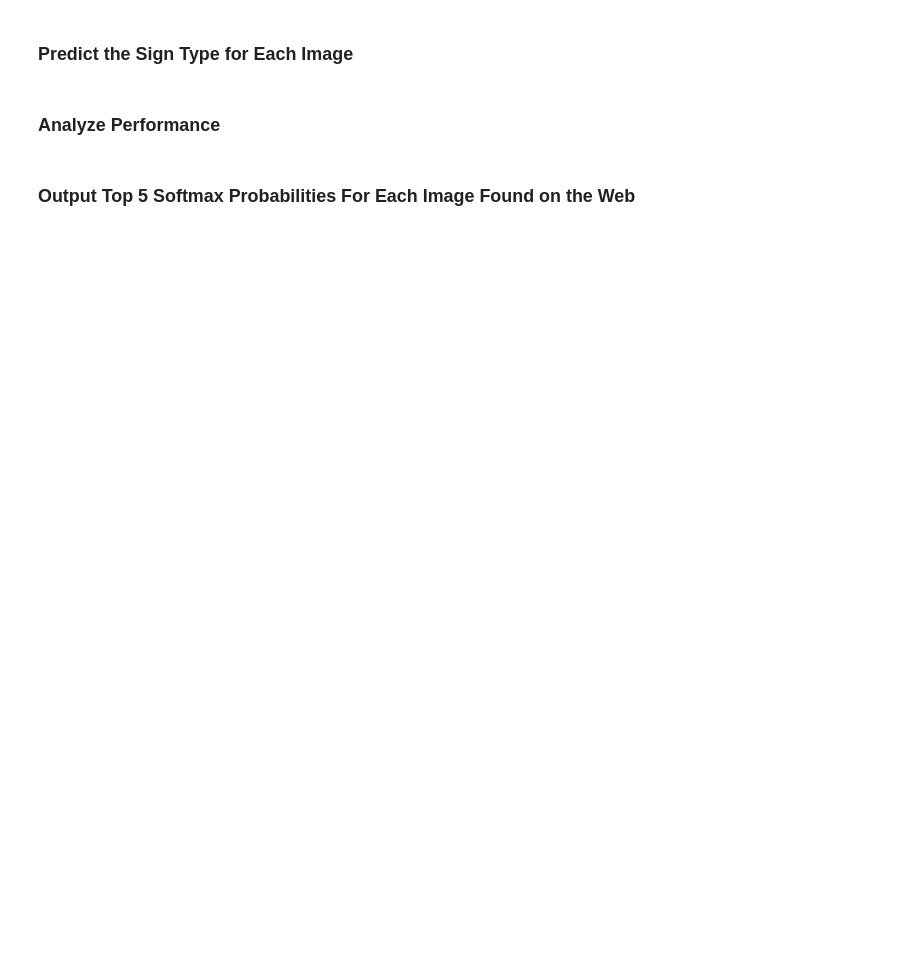
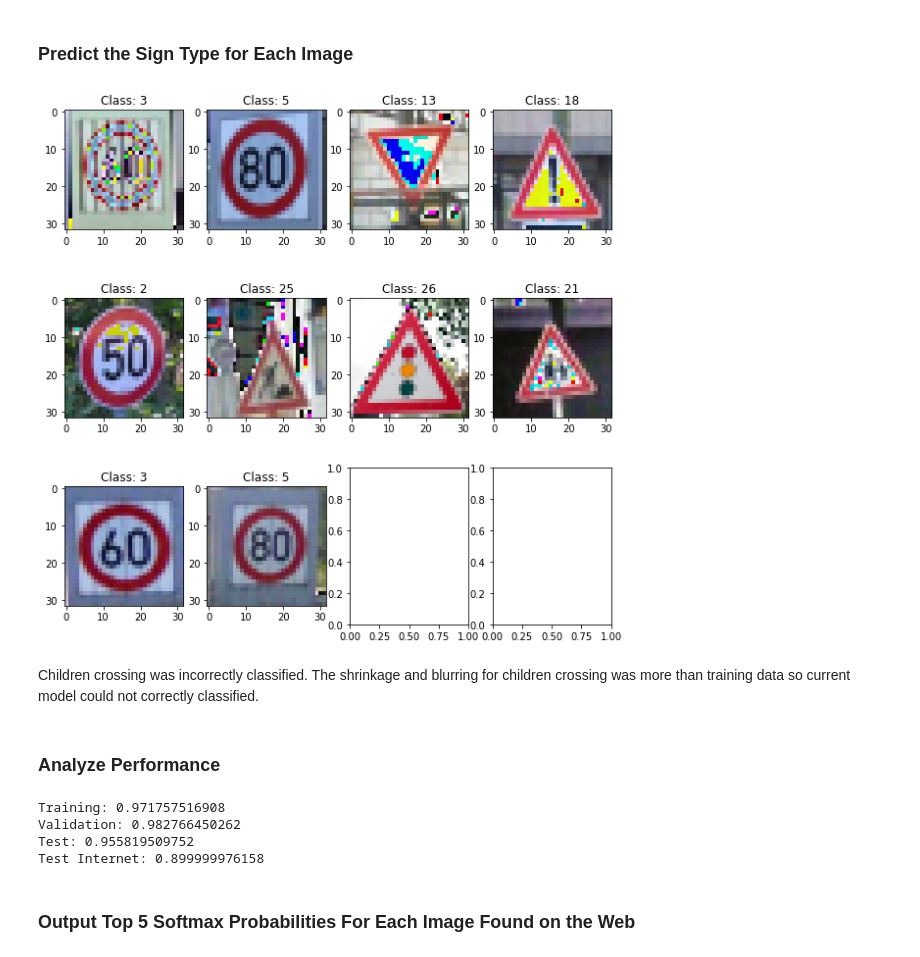
Before and after one commit to ahnguyen09/Car-ND-Projects, a Jupyter notebook: CarND-Traffic-Sign-Classifier-Project/Traffic_Sign_Classifier.ipynb, the cells around one changed output. Saved outputs shown, nothing was run; the diff lists cells and outputs as text; code cells hidden in the pictures; blank space fills up the shorter version.

```diff
--- a/CarND-Traffic-Sign-Classifier-Project/Traffic_Sign_Classifier.ipynb
+++ b/CarND-Traffic-Sign-Classifier-Project/Traffic_Sign_Classifier.ipynb
@@ -976,9 +923,7 @@ Best Batch: 512
 # %%
-
+# Print result of best saved model
 with tf.Session() as sess:
-    # For sure dropout was 0.9
-    new_saver = tf.train.import_meta_graph('inception.meta')
-    new_saver.restore(sess, './inception')
+    saver.restore(sess, tf.train.latest_checkpoint('.'))
     print("Training:",evaluate(X_train_mod, y_train_mod, 1.0))
     print("Validation:",evaluate(X_valid_norm, y_valid, 1.0))
     print("Test:",evaluate(X_test_norm, y_test, 1.0))
@@ -990,11 +933,0 @@ Caused by op 'Variable/read', defined at:
-# %%
-
-with tf.Session() as sess:
-    # For sure dropout was 0.9
-
-    new_saver = tf.train.import_meta_graph('inception.meta')
-    new_saver.restore(sess, tf.train.latest_checkpoint('./'))
-    #new_saver.restore(sess, tf.train.latest_checkpoint('.'))
-    print("Training:",evaluate(X_train_mod, y_train_mod, 1.0))
-    print("Validation:",evaluate(X_valid_norm, y_valid, 1.0))
-    print("Test:",evaluate(X_test_norm, y_test, 1.0))
@@ -1086,2 +993,18 @@ NotFoundError: Key beta1_power_1 not found in checkpoint
+# %%
+with tf.Session() as sess:
+    saver.restore(sess, tf.train.latest_checkpoint('.'))
+    fig, axmx = plt.subplots(3, 4)
+    fig.set_size_inches(10,10)
+
+    for i in range(len(y_test_net)):
+        y = math.floor(i/4)
+        x = i%4
+        c = sess.run(tf.argmax(logits, 1),feed_dict={X: [X_test_net_norm[i]], p_keep_prob: 1.0})[0]
+        axmx[y,x].imshow(X_test_net_norm[i])
+        axmx[y,x].set_title('Class: '+str(c))
+# %% [output]
+[figure, added]
+# %% [markdown]
+Children crossing was incorrectly classified. The shrinkage and blurring for children crossing was more than training data so current model could not correctly classified.
 # %% [markdown]
 ### Analyze Performance
@@ -1091,2 +1011,16 @@ NotFoundError: Key beta1_power_1 not found in checkpoint
+# %%
+# 10 Images from internet
+with tf.Session() as sess:
+    # Load best model and evaluate on iamges from internet
+    saver.restore(sess, tf.train.latest_checkpoint('.'))
+    print("Training:",evaluate(X_train_mod, y_train_mod, 1.0))
+    print("Validation:",evaluate(X_valid_norm, y_valid, 1.0))
+    print("Test:",evaluate(X_test_norm, y_test, 1.0))
+    print("Test Internet:",evaluate(X_test_net_norm, y_test_net, 1.0))
+# %% [output]
+Training: 0.971757516908
+Validation: 0.982766450262
+Test: 0.955819509752
+Test Internet: 0.899999976158
 # %% [markdown]
 ### Output Top 5 Softmax Probabilities For Each Image Found on the Web
```
Also changed, not shown: parts of 50 cells of this notebook, 6 other files.
